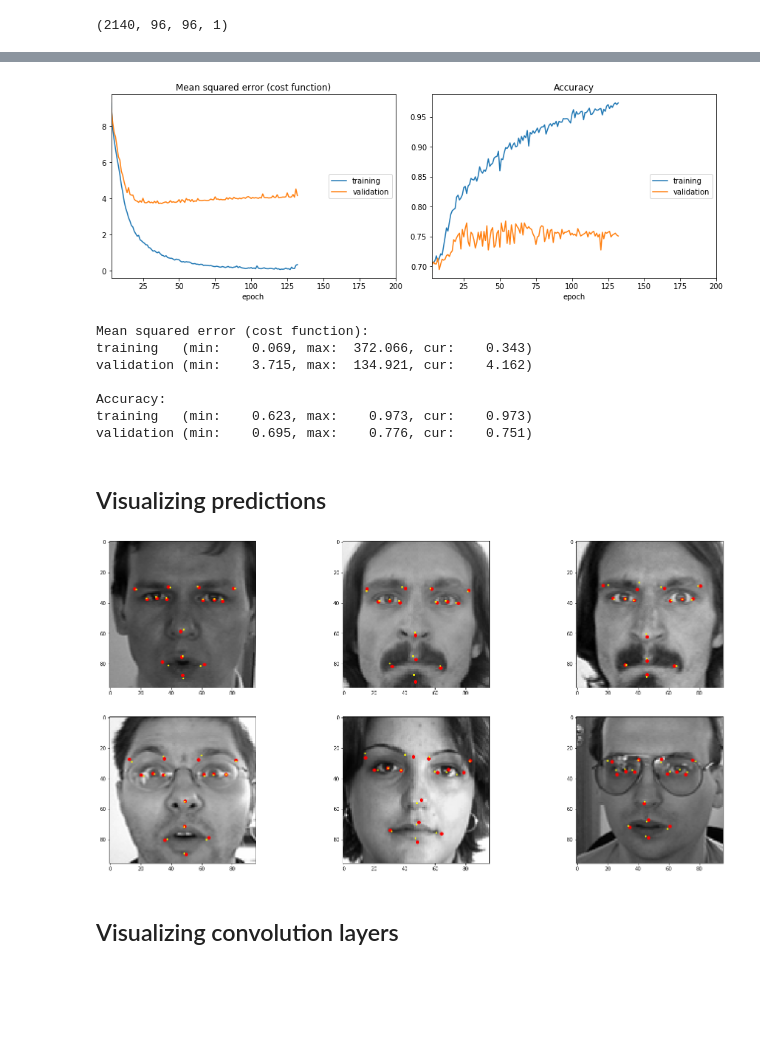
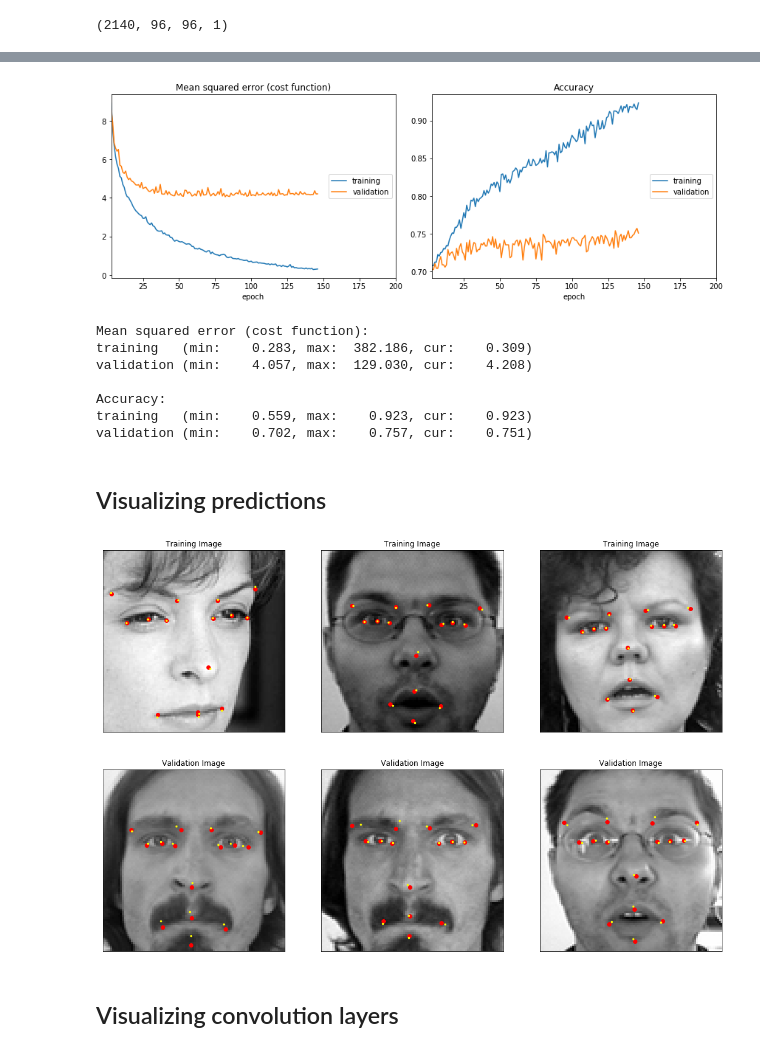
Before and after one commit to tomgoter/w207_finalproject, a Jupyter notebook: basic_cnn_example_ctw.ipynb, the cells around one changed output, grey strips where cells are left out. Cells and saved outputs as stored; diff of their text form; code cells hidden in the pictures; blank space fills up the shorter version.

```diff
--- a/basic_cnn_example_ctw.ipynb
+++ b/basic_cnn_example_ctw.ipynb
@@ -172,41 +215,69 @@ simple_cnn.compile(optimizer=tf.train.AdamOptimizer(),
 
 history = simple_cnn.fit(
     X, y,
-    epochs=200,
+    epochs=120,
     batch_size=32,
     validation_split = 0.3,
     callbacks=[plot_losses, early_stop],
     verbose=0)
 # %% [output]
-[figure, old version]
+[figure, new version]
 Mean squared error (cost function):
-training   (min:    0.069, max:  372.066, cur:    0.343)
-validation (min:    3.715, max:  134.921, cur:    4.162)
+training   (min:    0.283, max:  382.186, cur:    0.309)
+validation (min:    4.057, max:  129.030, cur:    4.208)
 
 Accuracy:
-training   (min:    0.623, max:    0.973, cur:    0.973)
-validation (min:    0.695, max:    0.776, cur:    0.751)
+training   (min:    0.559, max:    0.923, cur:    0.923)
+validation (min:    0.702, max:    0.757, cur:    0.751)
 # %% [markdown]
 ## Visualizing predictions
 # %%
-start_img = 2000
+def VisualizePredictions( model, X=X, actuals=y, start_img=142, val_split=0.7, save_img=False, filename='pred_img'):
 
-predictions = simple_cnn.predict(X[start_img:start_img+24])
-actuals = y[start_img:start_img+24]
+  # Calculate an offset for plotting the validation images
+  val_offset = int(len(y) * val_split)
+  # Make sure we don't overrun the end of the data
+  if start_img + val_offset > len(y):
+    start_img = 100
 
-fig, axes = plt.subplots(2,3, figsize=(24,12))
-axes = axes.flatten()
-xs = predictions[:,0:30:2]
-ys = predictions[:,1:30:2]
-x_act = actuals[:,0:30:2]
-y_act = actuals[:,1:30:2]
-for i, ax in enumerate(axes):
-    ax.imshow(np.reshape(X[start_img+i],(96,96)), origin='upper', cmap='gray')
-    ax.scatter(x=xs[i,:], y=ys[i,:], color='red')
-    ax.scatter(x=x_act[i,:], y=y_act[i,:], color='yellow', s=6)
+  # Predict 15 facial keypoints for every image in X
+  predictions = simple_cnn.predict(X)
 
-fig.savefig(drive_path + "/viz/pred_img.png")
+  # Define our subplots with no ticks
+  fig, axes = plt.subplots(2,3, figsize=(18,12), subplot_kw={'xticks':[],'yticks':[]})
+  axes = axes.flatten()
+
+  # Map out the coordinates from both the predictions and the actuals for easy indexing
+  xs = predictions[:,0:30:2]
+  ys = predictions[:,1:30:2]
+  x_act = actuals[:,0:30:2]
+  y_act = actuals[:,1:30:2]
+
+  # Iterate through two rows of images.
+  # First row will show predictions on training image
+  # Second row will show predictions on validation images
+  for i, ax in enumerate(axes):
+      if i >= len(axes)/2:
+        offset = start_img + val_offset + i
+        ax.set_title("Validation Image")
+      else:
+        offset = start_img + i
+        ax.set_title("Training Image")
+      ax.imshow(np.reshape(X[offset],(96,96)), origin='upper', cmap='gray')
+
+      # Plot predictions in red
+      ax.scatter(x=xs[offset,:], y=ys[offset,:], color='red')
+
+      # Plot actuals in yellow, and smaller
+      ax.scatter(x=x_act[offset,:], y=y_act[offset,:], color='yellow', s=6)
+
+  # Save a copy of the image, if so desired
+  if not save_img:
+    fig.savefig(drive_path + "/viz/" + filename + ".png")
+
+
+VisualizePredictions( simple_cnn, start_img=500 )
 # %% [output]
-[figure, old version]
+[figure, new version]
 # %% [markdown]
 ## Visualizing convolution layers
```
Also changed, not shown: parts of 17 cells of this notebook.
